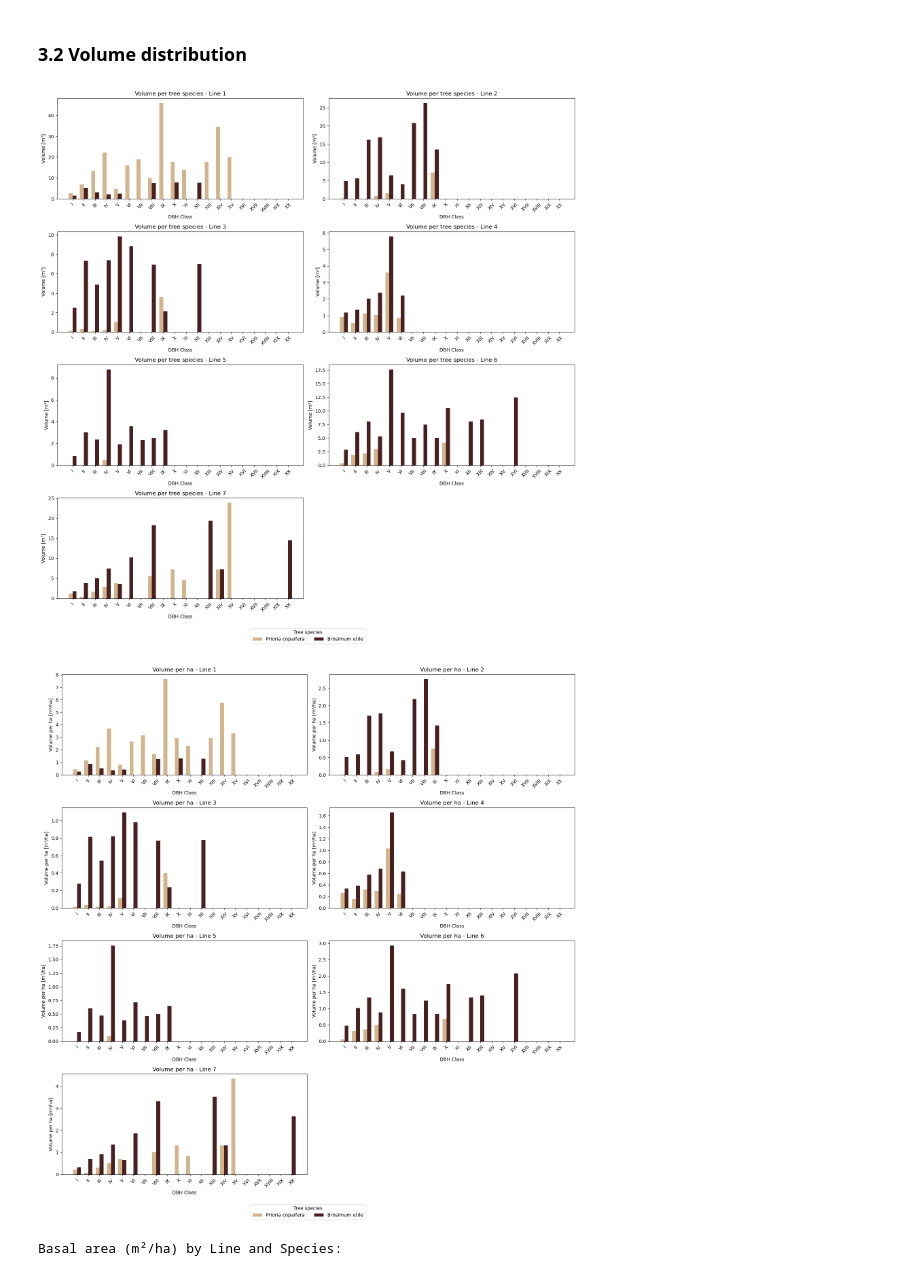
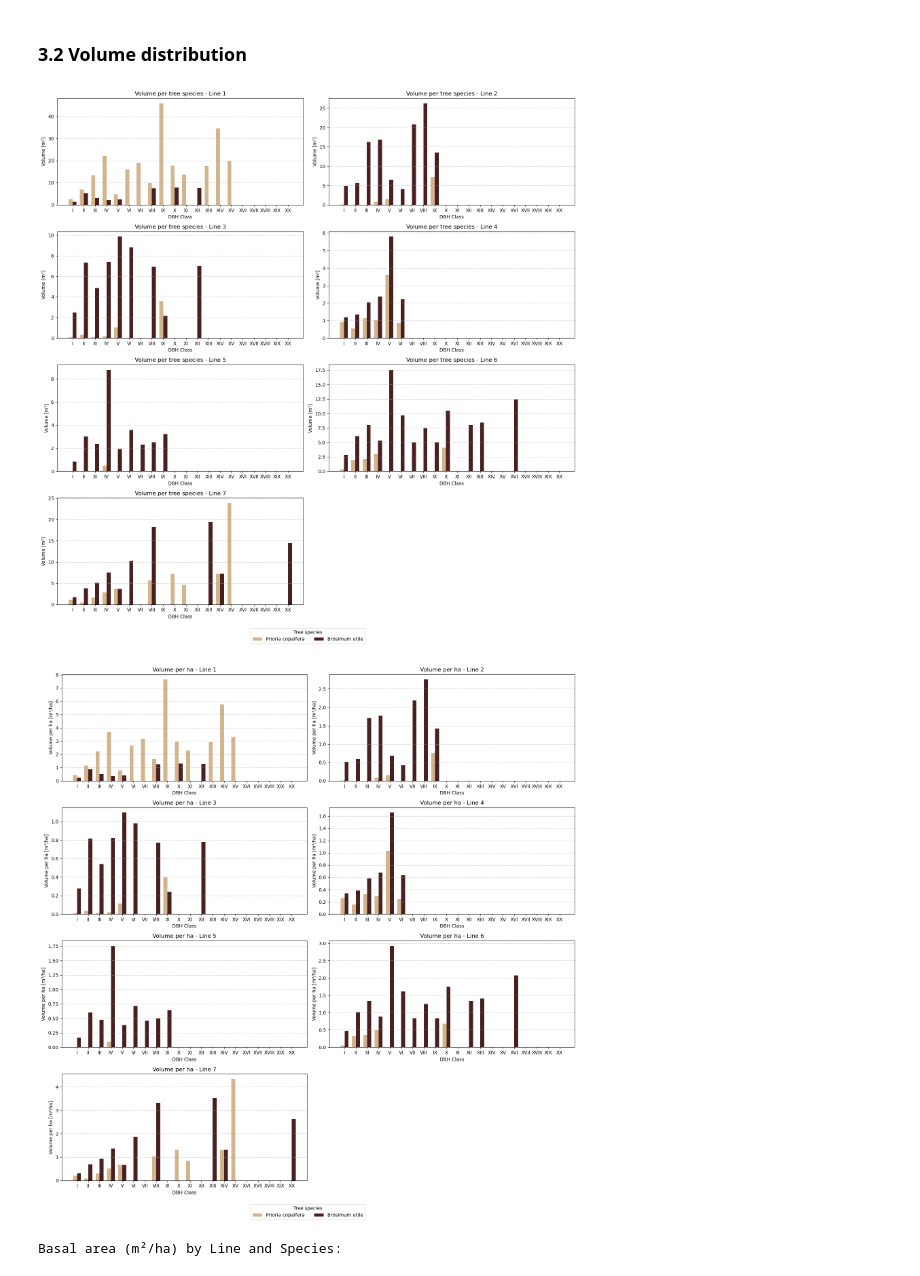
Before and after one commit to miguelif92/IVI-ForstEcol, a Jupyter notebook: notebook/3_species.ipynb, the cells around one changed output. Drawn from its saved outputs; the diff is of its cells as text; code cells hidden in the pictures.

```diff
--- a/notebook/3_species.ipynb
+++ b/notebook/3_species.ipynb
@@ -247,7 +255,8 @@ for i, line_num in enumerate(range(1, 8)):
     axes[i].set_ylabel('Number of Trees per ha')
     axes[i].set_title(f'Diameter Distribution per ha - Line {line_num}')
     axes[i].set_xticks(x)
-    axes[i].set_xticklabels(counts_per_ha.index, rotation=45)
+    axes[i].grid(axis='y', linestyle='--', alpha=0.7)
+    axes[i].set_xticklabels(counts_per_ha.index, rotation=0)
 
 # Place a single horizontal legend centered below all subplots with a title
 legend = fig.legend(ncol=len(species_order), loc='lower center', bbox_to_anchor=(0.5, -0.03), frameon=True, title='Tree species')
@@ -314,7 +323,8 @@ for i, line_num in enumerate(range(1, 8)):
     axes[i].set_ylabel('Basal Area [m²]')
     axes[i].set_title(f'Basal Area Distribution - Line {line_num}')
     axes[i].set_xticks(x)
-    axes[i].set_xticklabels(ba.index, rotation=45)
+    axes[i].grid(axis='y', linestyle='--', alpha=0.7)
+    axes[i].set_xticklabels(ba.index, rotation=0)
 
 # Place a single horizontal legend centered below all subplots with a title
 legend = fig.legend(ncol=len(species_order), loc='lower center', bbox_to_anchor=(0.5, -0.03), frameon=True, title='Tree species')
@@ -399,7 +409,8 @@ for i, line_num in enumerate(range(1, 8)):
     axes[i].set_ylabel('Basal Area per ha [m²/ha]')
     axes[i].set_title(f'Basal Area per ha - Line {line_num}')
     axes[i].set_xticks(x)
-    axes[i].set_xticklabels(ba_per_ha.index, rotation=45)
+    axes[i].grid(axis='y', linestyle='--', alpha=0.7)
+    axes[i].set_xticklabels(ba_per_ha.index, rotation=0)
 
 # Place a single horizontal legend centered below all subplots with a title
 legend = fig.legend(ncol=len(species_order), loc='lower center', bbox_to_anchor=(0.5, -0.03), frameon=True, title='Tree species')
@@ -466,7 +477,8 @@ for i, line_num in enumerate(range(1, 8)):
     axes[i].set_ylabel('Volume [m³]')
     axes[i].set_title(f'Volume per tree species - Line {line_num}')
     axes[i].set_xticks(x)
-    axes[i].set_xticklabels(ba.index, rotation=45)
+    axes[i].grid(axis='y', linestyle='--', alpha=0.7)
+    axes[i].set_xticklabels(ba.index, rotation=0)
 
 # Place a single horizontal legend centered below all subplots with a title
 legend = fig.legend(ncol=len(species_order), loc='lower center', bbox_to_anchor=(0.5, -0.03), frameon=True, title='Tree species')
@@ -483,7 +495,7 @@ axes[7].set_visible(False)
 plt.tight_layout(rect=[0, 0.01, 1, 1])
 plt.show()
 # %% [output]
-[figure, old version]
+[figure, new version]
 # %%
 # Create a 4x2 matrix of subplots for Basal Area per ha by DBH Class for each line number
 # Side-by-side bars per species
@@ -540,35 +552,36 @@ for i, line_num in enumerate(range(1, 8)):
         ba_per_ha = ba / area
     else:
         ba_per_ha = ba * np.nan
 
     x = np.arange(len(ba_per_ha))
 
     for j, species in enumerate(species_order):
         offsets = (j - (len(species_order) - 1)/2) * width
         axes[i].bar(x + offsets, ba_per_ha[species].values, width, label=species if i == 0 else "", color=color_map.get(species))
 
     axes[i].set_xlabel('DBH Class')
     axes[i].set_ylabel('Volume per ha [m³/ha]')
     axes[i].set_title(f'Volume per ha - Line {line_num}')
     axes[i].set_xticks(x)
-    axes[i].set_xticklabels(ba_per_ha.index, rotation=45)
+    axes[i].grid(axis='y', linestyle='--', alpha=0.7)
+    axes[i].set_xticklabels(ba_per_ha.index, rotation=0)
 
 # Place a single horizontal legend centered below all subplots with a title
 legend = fig.legend(ncol=len(species_order), loc='lower center', bbox_to_anchor=(0.5, -0.03), frameon=True, title='Tree species')
 legend.get_title().set_fontsize('medium')
 try:
     legend._legend_box.align = "center"
 except Exception:
     pass
 
 # Hide the last empty subplot
 axes[7].set_visible(False)
 
 # Adjust layout to make room for the legend
 plt.tight_layout(rect=[0, 0.01, 1, 1])
 plt.show()
 # %% [output]
-[figure, old version]
+[figure, new version]
 # %%
 # Sum basal area by line and only for the two target species, then convert to per-hectare using line_area_ha
 species_interest = ['Brosimum utile', 'Prioria copaifera']
```
Also changed, not shown: parts of 9 cells of this notebook, 1 other file.
